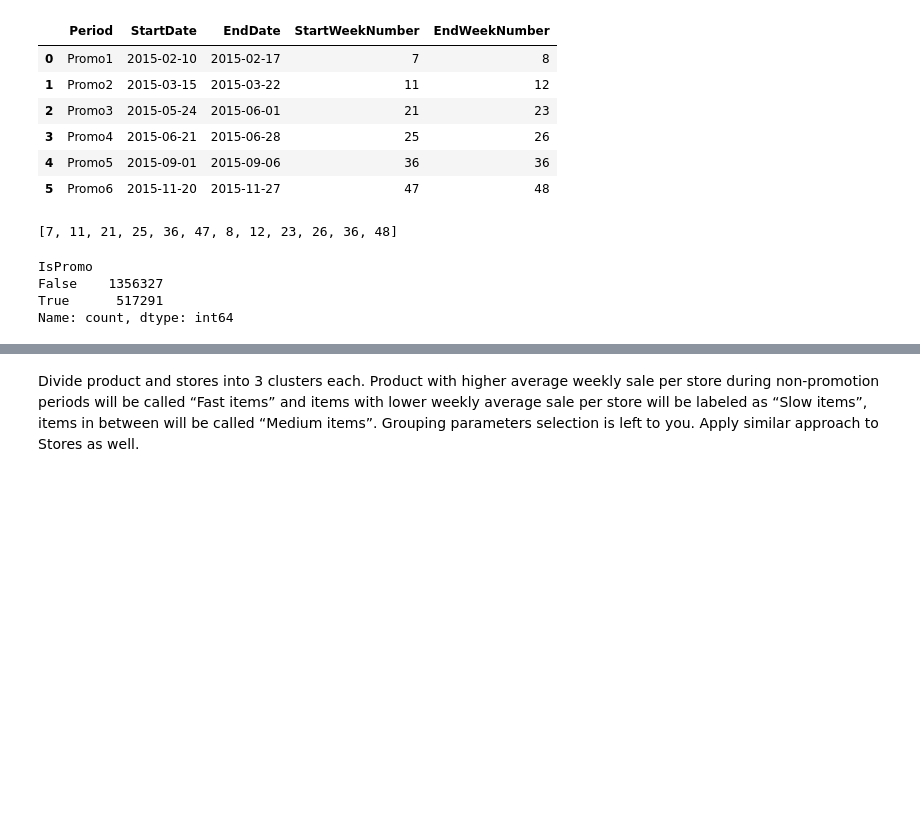
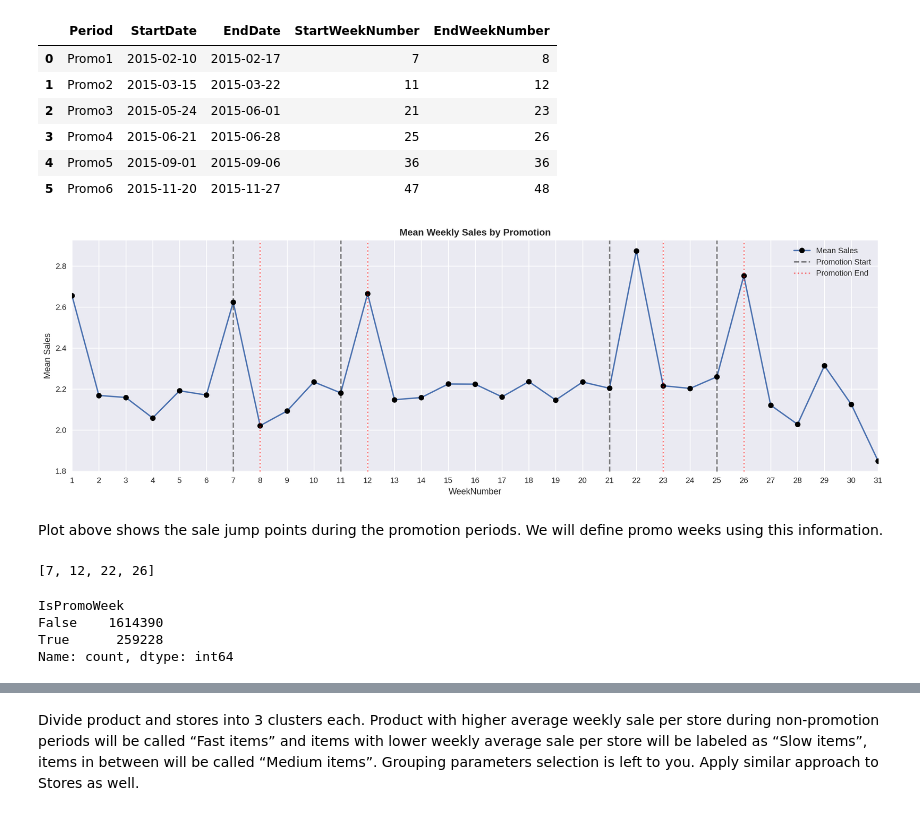
Before and after one commit to Botan-Bulut/DataScienceProjects, a Jupyter notebook: InventAnalyticsCaseStudy/working.ipynb, the cells around one changed output, grey strips where cells are left out. Cells and saved outputs as stored; diff of their text form; code cells hidden in the pictures; blank space fills up the shorter version.

```diff
--- a/InventAnalyticsCaseStudy/working.ipynb
+++ b/InventAnalyticsCaseStudy/working.ipynb
@@ -220,22 +220,51 @@ df_promotion
 | 3 | Promo4 | 2015-06-21 | 2015-06-28 | 25 | 26 |
 | 4 | Promo5 | 2015-09-01 | 2015-09-06 | 36 | 36 |
 | 5 | Promo6 | 2015-11-20 | 2015-11-27 | 47 | 48 |
+# %%
+# Start and end week number values are ambigious.
+# Therefore, we will plot mean weekly sales with promotion weeks:
+fig = plt.figure(figsize=(15, 5), dpi=200)
+ax = fig.add_subplot()
+df1a[
+    ['WeekNumber', 'SalesQuantity']
+    ].groupby('WeekNumber').mean().plot(marker='o', mfc='k', ax=ax)
+
+ax.set_ylabel('Mean Sales')
+ax.set_title('Mean Weekly Sales by Promotion')
+# For legend:
+ax.axvline(-1, c='k', ls='--', label='Promotion Start', alpha=0.5)
+ax.axvline(-1, c='r', ls=':', label='Promotion End', alpha=0.5)
+
+# Loop all promotion start and end week values:
+for start_x in df_promotion['StartWeekNumber']:
+    ax.axvline(start_x, c='k', ls='--', alpha=0.5)
+
+for end_x in df_promotion['EndWeekNumber']:
+    ax.axvline(end_x, c='r', ls=':', alpha=0.5)
+
+ax.set_xticks(ticks=range(1,48))
+ax.set_xlim((1, 31))  # Limit x axis to first 31 weeks.
+ax.legend(['Mean Sales', 'Promotion Start', 'Promotion End'])
+fig.tight_layout()
+plt.show()
+# %% [output]
+[figure, added]
+# %% [markdown]
+Plot above shows the sale jump points during the promotion periods. We will define promo weeks using this information.
 # %%
 # Obtain no promo weeks:
-promo_weeks = []
-promo_weeks.extend(df_promotion['StartWeekNumber'].to_list())
-promo_weeks.extend(df_promotion['EndWeekNumber'].to_list())
+promo_weeks = [7, 12, 22, 26]  # Promo weeks where sales jump.
 promo_weeks
 # %% [output]
-[7, 11, 21, 25, 36, 47, 8, 12, 23, 26, 36, 48]
+[7, 12, 22, 26]
 # %%
 # Generate is_promo column:
 temp = lambda x: True if x in promo_weeks else False
-df1a['IsPromo'] = np.vectorize(temp)(df1a['WeekNumber'])
+df1a['IsPromoWeek'] = np.vectorize(temp)(df1a['WeekNumber'])
 del temp
-df1a['IsPromo'].value_counts()
+df1a['IsPromoWeek'].value_counts()
 # %% [output]
-IsPromo
-False    1356327
-True      517291
+IsPromoWeek
+False    1614390
+True      259228
 Name: count, dtype: int64
```
Also changed, not shown: parts of 23 cells of this notebook.
